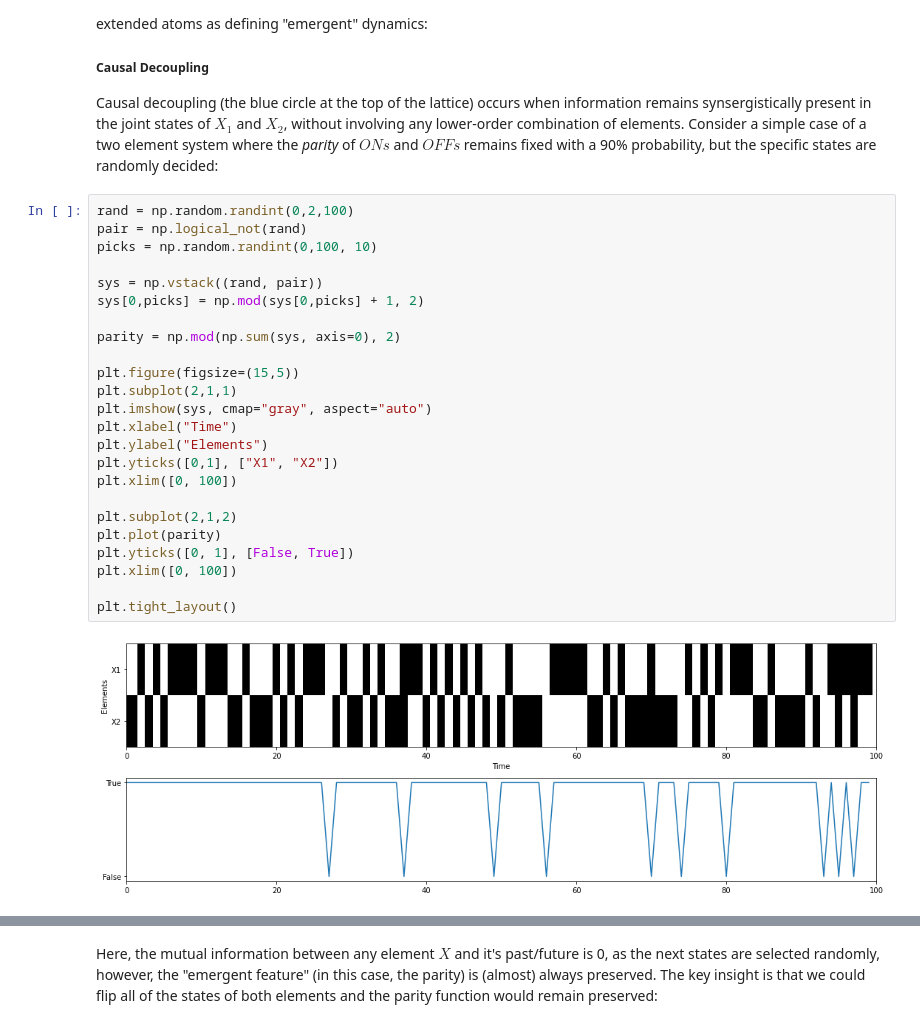
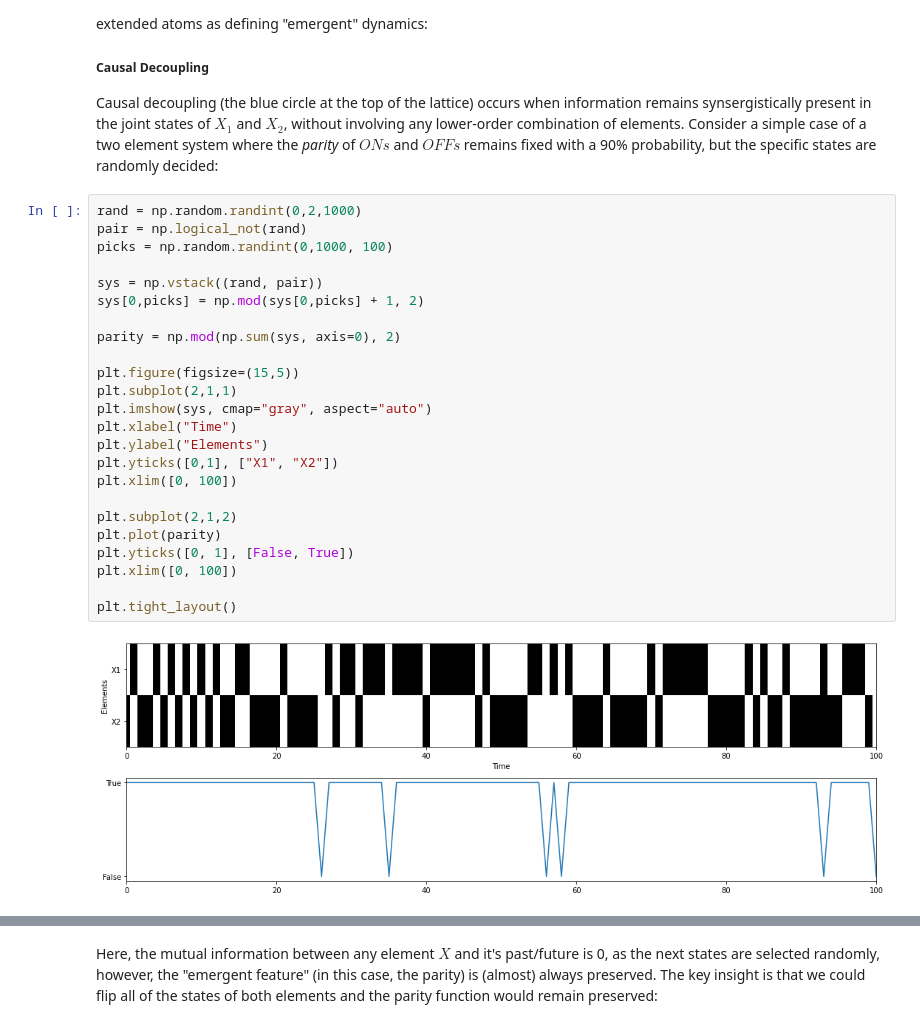
Before and after one commit to thosvarley/info-theory-group, a Jupyter notebook: Meeting9_11_6_2020.ipynb, the cells around one changed output, grey strips where cells are left out. Drawn from its saved outputs; the diff is of its cells as text.

```diff
--- a/Meeting9_11_6_2020.ipynb
+++ b/Meeting9_11_6_2020.ipynb
@@ -292,28 +293,28 @@ In contrast, $\{1\}\{2\}\rightarrow\{12\}$ corresponds to information that is in
 ##### Causal Decoupling
 Causal decoupling (the blue circle at the top of the lattice) occurs when information remains synsergistically present in the joint states of $X_1$ and $X_2$, without involving any lower-order combination of elements. Consider a simple case of a two element system where the *parity* of $ONs$ and $OFFs$ remains fixed with a 90% probability, but the specific states are randomly decided:
 # %%
-rand = np.random.randint(0,2,100)
+rand = np.random.randint(0,2,1000)
 pair = np.logical_not(rand)
-picks = np.random.randint(0,100, 10)
+picks = np.random.randint(0,1000, 100)
 
 sys = np.vstack((rand, pair))
 sys[0,picks] = np.mod(sys[0,picks] + 1, 2)
 
 parity = np.mod(np.sum(sys, axis=0), 2)
 
 plt.figure(figsize=(15,5))
 plt.subplot(2,1,1)
 plt.imshow(sys, cmap="gray", aspect="auto")
 plt.xlabel("Time")
 plt.ylabel("Elements")
 plt.yticks([0,1], ["X1", "X2"])
 plt.xlim([0, 100])
 
 plt.subplot(2,1,2)
 plt.plot(parity)
 plt.yticks([0, 1], [False, True])
 plt.xlim([0, 100])
 
 plt.tight_layout()
 # %% [output]
-[figure, old version]
+[figure, new version]
```
Also changed, not shown: parts of 3 cells of this notebook.
